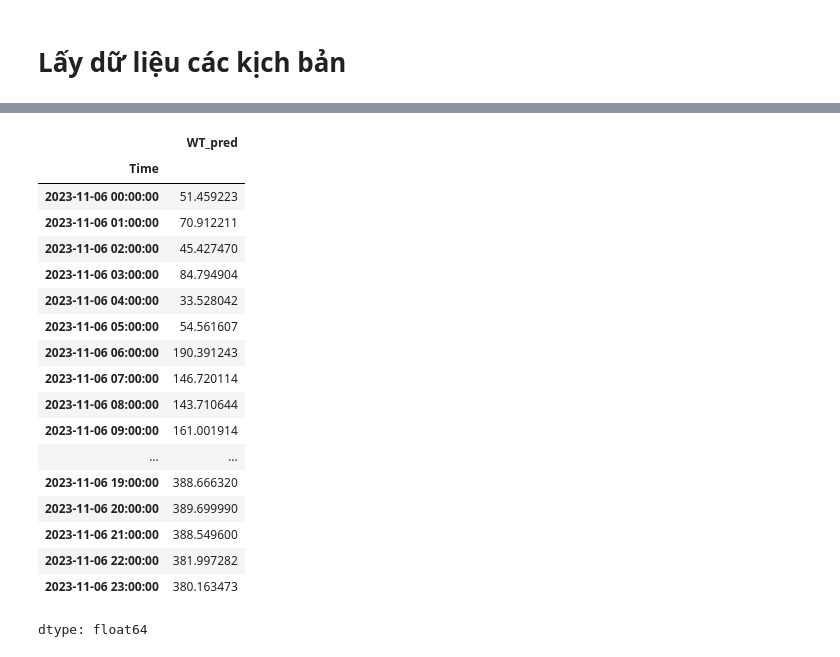
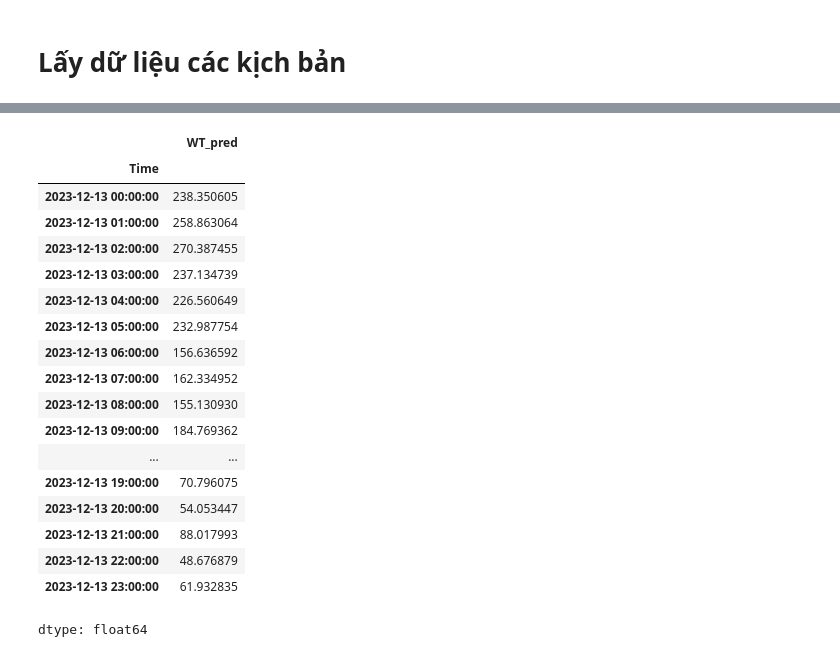
Before and after one commit to theonlymk9/DATN, a Jupyter notebook: RL/RL_FINAL/Code/Final_visualization.ipynb, the cells around one changed output, grey strips where cells are left out. Saved outputs shown, nothing was run; the diff lists cells and outputs as text; code cells hidden in the pictures.

```diff
--- a/RL/RL_FINAL/Code/Final_visualization.ipynb
+++ b/RL/RL_FINAL/Code/Final_visualization.ipynb
@@ -1033,22 +1025,22 @@ time: 32.3 ms (started: 2025-06-17 11:55:36 +00:00)
 # %%
-WT_data_test.loc['2023-11-6 00:00:00':'2023-11-6 23:00:00','WT_pred']
+WT_data_test.loc['2023-12-13 00:00:00':'2023-12-13 23:00:00','WT_pred']
 # %% [output]
 |  | WT_pred |
 | Time |  |
-| 2023-11-06 00:00:00 | 51.459223 |
-| 2023-11-06 01:00:00 | 70.912211 |
-| 2023-11-06 02:00:00 | 45.427470 |
-| 2023-11-06 03:00:00 | 84.794904 |
-| 2023-11-06 04:00:00 | 33.528042 |
-| 2023-11-06 05:00:00 | 54.561607 |
-| 2023-11-06 06:00:00 | 190.391243 |
-| 2023-11-06 07:00:00 | 146.720114 |
-| 2023-11-06 08:00:00 | 143.710644 |
-| 2023-11-06 09:00:00 | 161.001914 |
+| 2023-12-13 00:00:00 | 238.350605 |
+| 2023-12-13 01:00:00 | 258.863064 |
+| 2023-12-13 02:00:00 | 270.387455 |
+| 2023-12-13 03:00:00 | 237.134739 |
+| 2023-12-13 04:00:00 | 226.560649 |
+| 2023-12-13 05:00:00 | 232.987754 |
+| 2023-12-13 06:00:00 | 156.636592 |
+| 2023-12-13 07:00:00 | 162.334952 |
+| 2023-12-13 08:00:00 | 155.130930 |
+| 2023-12-13 09:00:00 | 184.769362 |
 | ... | ... |
-| 2023-11-06 19:00:00 | 388.666320 |
-| 2023-11-06 20:00:00 | 389.699990 |
-| 2023-11-06 21:00:00 | 388.549600 |
-| 2023-11-06 22:00:00 | 381.997282 |
-| 2023-11-06 23:00:00 | 380.163473 |
+| 2023-12-13 19:00:00 | 70.796075 |
+| 2023-12-13 20:00:00 | 54.053447 |
+| 2023-12-13 21:00:00 | 88.017993 |
+| 2023-12-13 22:00:00 | 48.676879 |
+| 2023-12-13 23:00:00 | 61.932835 |
 dtype: float64
```
Also changed, not shown: parts of 49 cells of this notebook, 17 other files.
